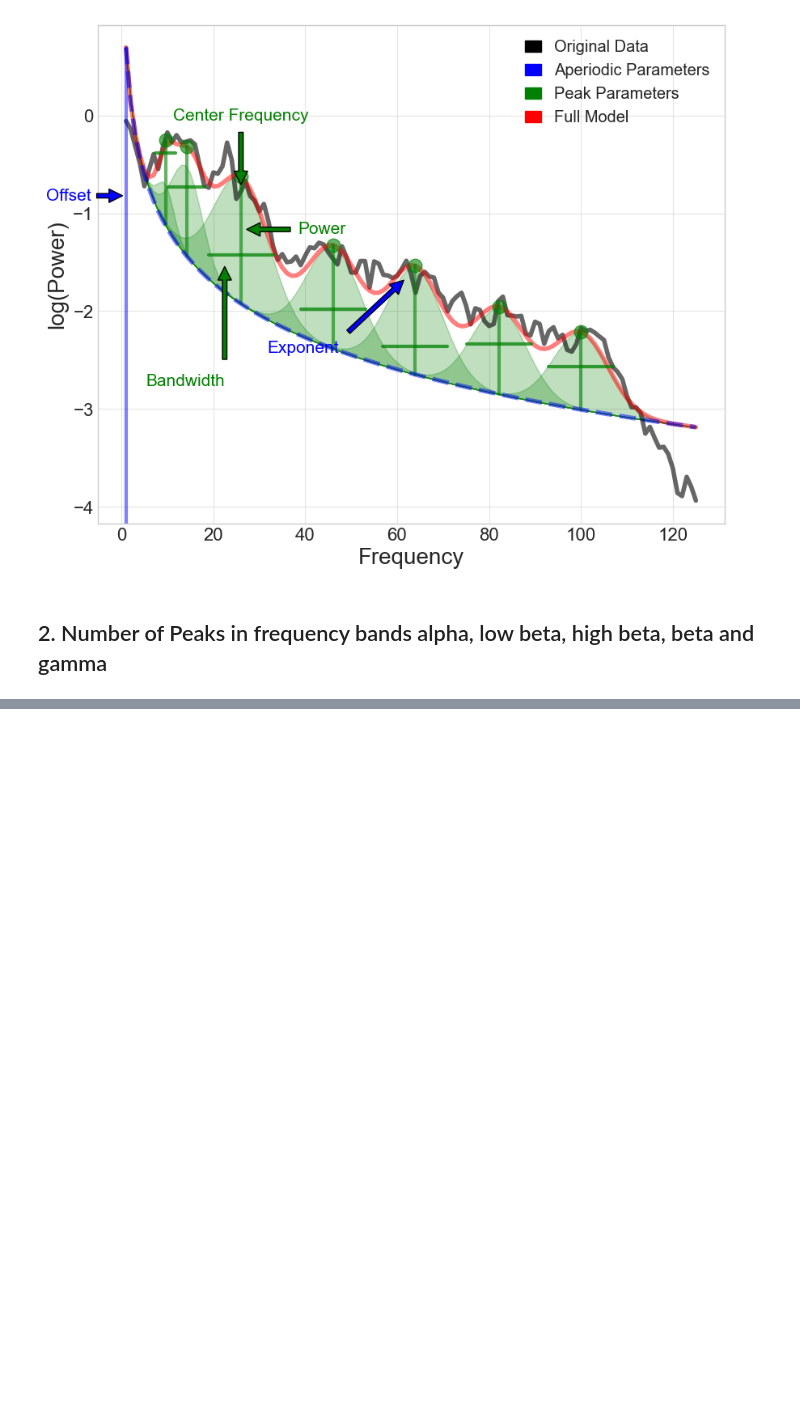
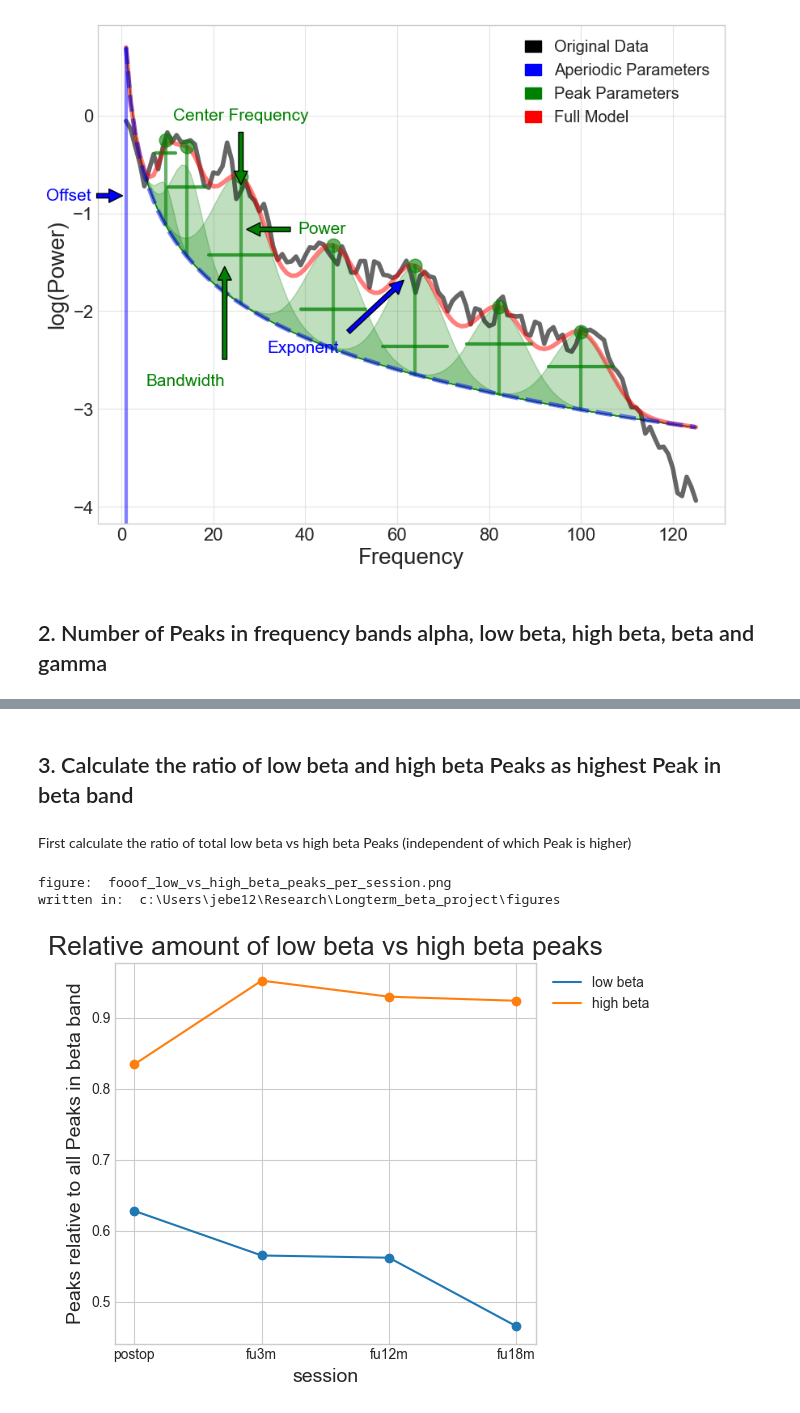
Before and after one commit to JKBehnke/BetaSenSightLongterm, a Jupyter notebook: notebooks/fooof_playground.ipynb, the cells around one changed output, grey strips where cells are left out. Cells and saved outputs as stored; diff of their text form; code cells hidden in the pictures; blank space fills up the shorter version.

```diff
--- a/notebooks/fooof_playground.ipynb
+++ b/notebooks/fooof_playground.ipynb
@@ -666,0 +653,10 @@ plt.tight_layout()
+# %% [markdown]
+## 3. Calculate the ratio of low beta and high beta Peaks as highest Peak in beta band
+# %% [markdown]
+First calculate the ratio of total low beta vs high beta Peaks (independent of which Peak is higher)
+# %%
+peaks_per_session = fooof_fit.fooof_low_vs_high_beta_ratio()
+# %% [output]
+figure:  fooof_low_vs_high_beta_peaks_per_session.png
+written in:  c:\Users\jebe12\Research\Longterm_beta_project\figures
+[figure, added]
```
Also changed, not shown: parts of 30 cells of this notebook, 1 other file.
